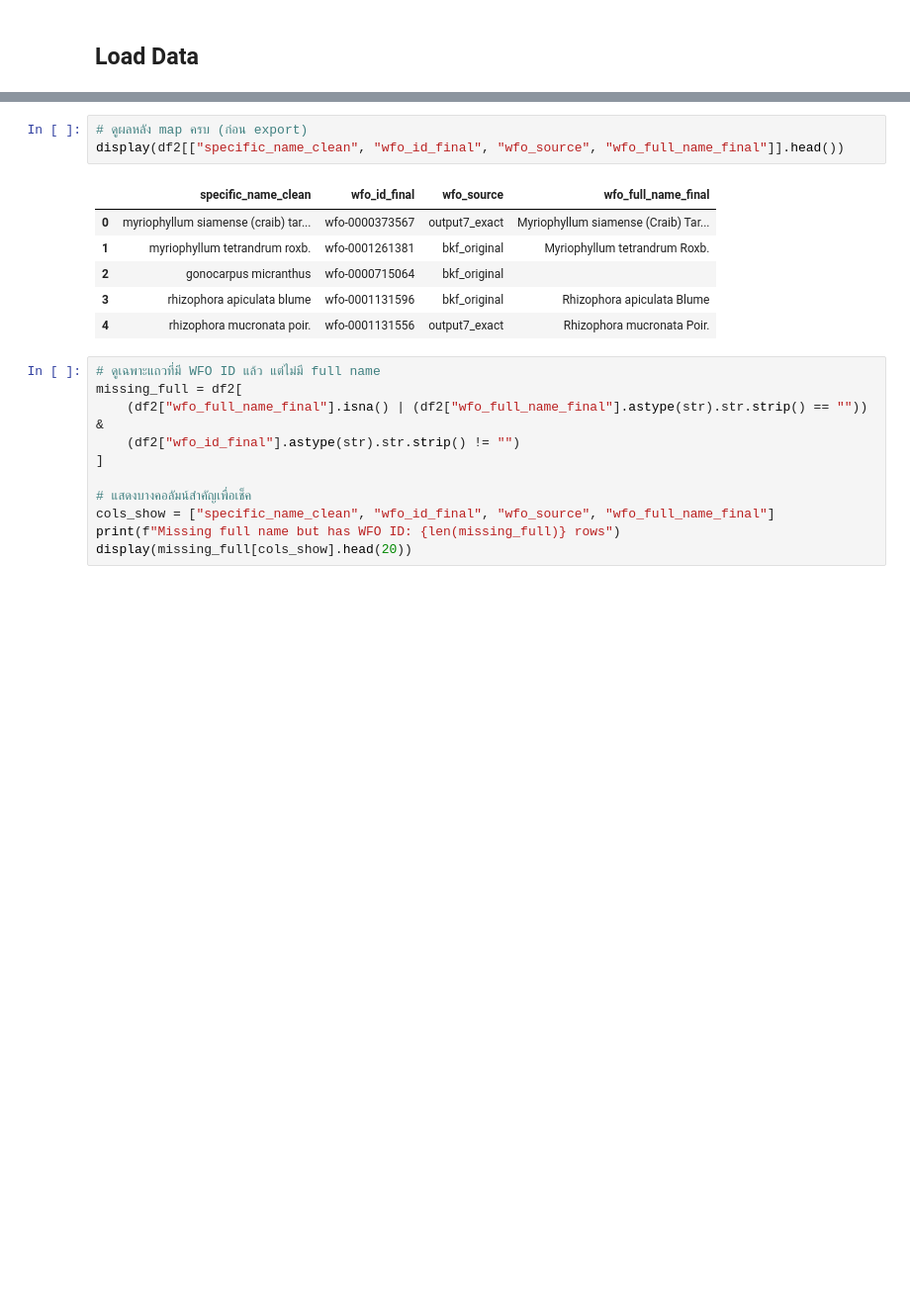
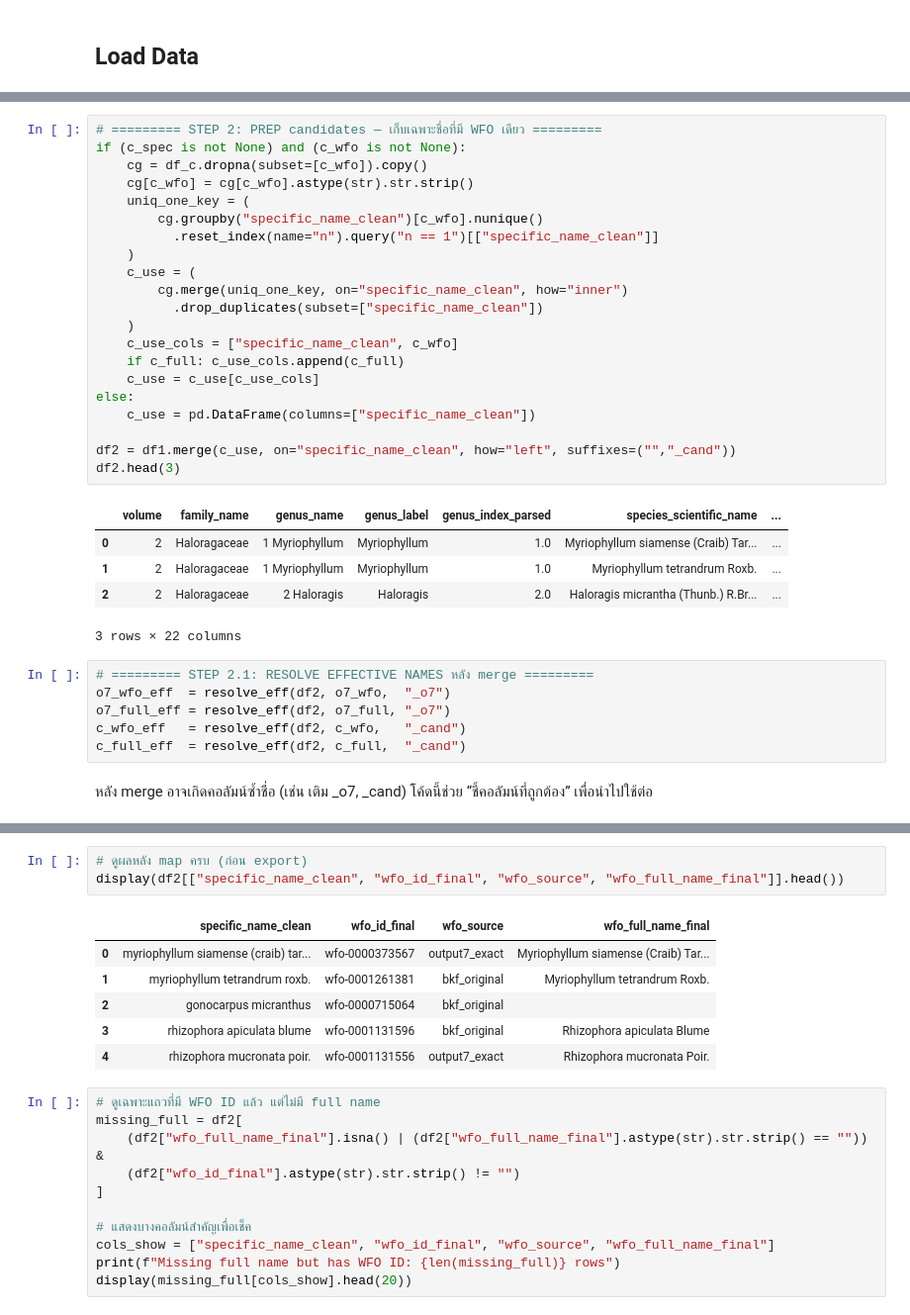
Before and after one commit to gigieee/Releaf, a Jupyter notebook: Scripts/clean_flower_name.ipynb, the cells around one changed output, grey strips where cells are left out. Shown: that part at 99% size. Saved outputs shown, nothing was run; the diff lists cells and outputs as text; blank space fills up the shorter version.

```diff
--- a/Scripts/clean_flower_name.ipynb
+++ b/Scripts/clean_flower_name.ipynb
@@ -17,0 +195,35 @@ OUT_DIR    = "."
+# %%
+# ========= STEP 2: PREP candidates — เก็บเฉพาะชื่อที่มี WFO เดียว =========
+if (c_spec is not None) and (c_wfo is not None):
+    cg = df_c.dropna(subset=[c_wfo]).copy()
+    cg[c_wfo] = cg[c_wfo].astype(str).str.strip()
+    uniq_one_key = (
+        cg.groupby("specific_name_clean")[c_wfo].nunique()
+          .reset_index(name="n").query("n == 1")[["specific_name_clean"]]
+    )
+    c_use = (
+        cg.merge(uniq_one_key, on="specific_name_clean", how="inner")
+          .drop_duplicates(subset=["specific_name_clean"])
+    )
+    c_use_cols = ["specific_name_clean", c_wfo]
+    if c_full: c_use_cols.append(c_full)
+    c_use = c_use[c_use_cols]
+else:
+    c_use = pd.DataFrame(columns=["specific_name_clean"])
+
+df2 = df1.merge(c_use, on="specific_name_clean", how="left", suffixes=("","_cand"))
+df2.head(3)
+# %% [output]
+|  | volume | family_name | genus_name | genus_label | genus_index_parsed | species_scientific_name | ... |
+| 0 | 2 | Haloragaceae | 1 Myriophyllum | Myriophyllum | 1.0 | Myriophyllum siamense (Craib) Tar... | ... |
+| 1 | 2 | Haloragaceae | 1 Myriophyllum | Myriophyllum | 1.0 | Myriophyllum tetrandrum Roxb. | ... |
+| 2 | 2 | Haloragaceae | 2 Haloragis | Haloragis | 2.0 | Haloragis micrantha (Thunb.) R.Br... | ... |
+3 rows × 22 columns
+# %%
+# ========= STEP 2.1: RESOLVE EFFECTIVE NAMES หลัง merge =========
+o7_wfo_eff  = resolve_eff(df2, o7_wfo,  "_o7")
+o7_full_eff = resolve_eff(df2, o7_full, "_o7")
+c_wfo_eff   = resolve_eff(df2, c_wfo,   "_cand")
+c_full_eff  = resolve_eff(df2, c_full,  "_cand")
+# %% [markdown]
+หลัง merge อาจเกิดคอลัมน์ซ้ำชื่อ (เช่น เติม _o7, _cand) โค้ดนี้ช่วย “ชี้คอลัมน์ที่ถูกต้อง” เพื่อนำไปใช้ต่อ
```
Also changed, not shown: parts of 29 cells of this notebook, 7 other files.
